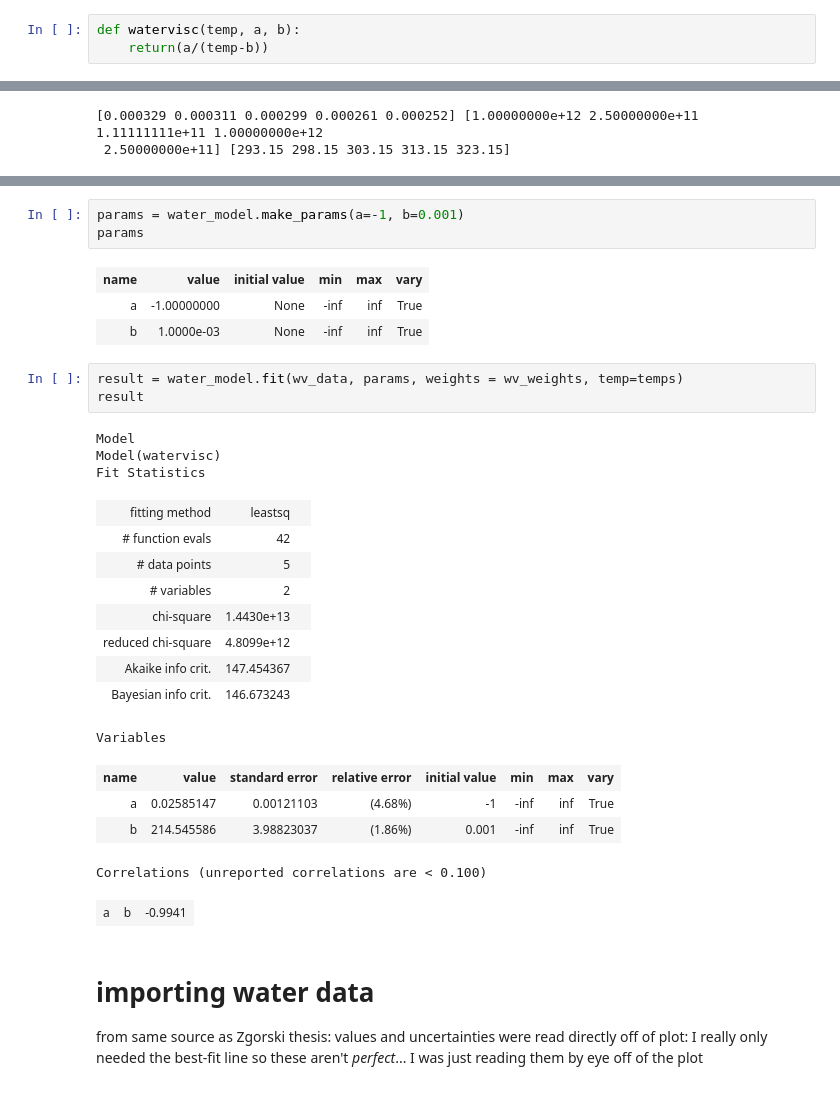
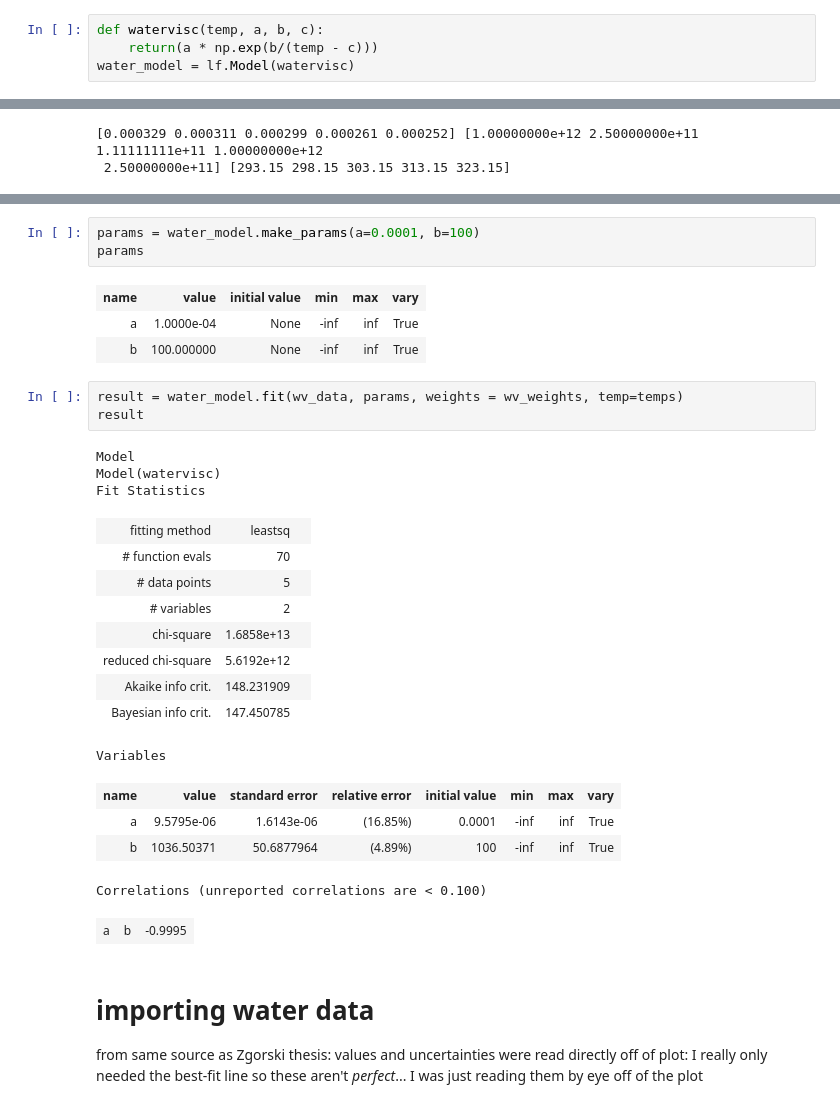
Before and after one commit to sheamusfitz/g-k-viscosity, a Jupyter notebook: linear-wdepth-theory.ipynb, the cells around one changed output, grey strips where cells are left out. Saved outputs shown, nothing was run; the diff lists cells and outputs as text.

```diff
--- a/linear-wdepth-theory.ipynb
+++ b/linear-wdepth-theory.ipynb
@@ -14,3 +18,4 @@ import lmfit as lf
 # %%
-def watervisc(temp, a, b):
-    return(a/(temp-b))
+def watervisc(temp, a, b, c):
+    return(a * np.exp(b/(temp - c)))
+water_model = lf.Model(watervisc)
@@ -30,10 +43,10 @@ print(wv_data, wv_weights, temps)
 # %%
-params = water_model.make_params(a=-1, b=0.001)
+params = water_model.make_params(a=0.0001, b=100)
 params
 # %% [output]
 | name | value | initial value | min | max | vary |
-| a | -1.00000000 | None | -inf | inf | True |
-| b | 1.0000e-03 | None | -inf | inf | True |
+| a | 1.0000e-04 | None | -inf | inf | True |
+| b | 100.000000 | None | -inf | inf | True |
 # %%
 result = water_model.fit(wv_data, params, weights = wv_weights, temp=temps)
 result
@@ -42,19 +55,19 @@ Model
 Model(watervisc)
 Fit Statistics
 | fitting method | leastsq |  |
-| # function evals | 42 |  |
+| # function evals | 70 |  |
 | # data points | 5 |  |
 | # variables | 2 |  |
-| chi-square | 1.4430e+13 |  |
-| reduced chi-square | 4.8099e+12 |  |
-| Akaike info crit. | 147.454367 |  |
-| Bayesian info crit. | 146.673243 |  |
+| chi-square | 1.6858e+13 |  |
+| reduced chi-square | 5.6192e+12 |  |
+| Akaike info crit. | 148.231909 |  |
+| Bayesian info crit. | 147.450785 |  |
 Variables
 | name | value | standard error | relative error | initial value | min | max | vary |
-| a | 0.02585147 | 0.00121103 | (4.68%) | -1 | -inf | inf | True |
-| b | 214.545586 | 3.98823037 | (1.86%) | 0.001 | -inf | inf | True |
+| a | 9.5795e-06 | 1.6143e-06 | (16.85%) | 0.0001 | -inf | inf | True |
+| b | 1036.50371 | 50.6877964 | (4.89%) | 100 | -inf | inf | True |
 Correlations (unreported correlations are < 0.100)
-| a | b | -0.9941 |
+| a | b | -0.9995 |
 # %% [markdown]
 # importing water data
 from same source as Zgorski thesis: values and uncertainties were read directly off of plot:
```
Also changed, not shown: parts of 12 cells of this notebook, 1 other file.
